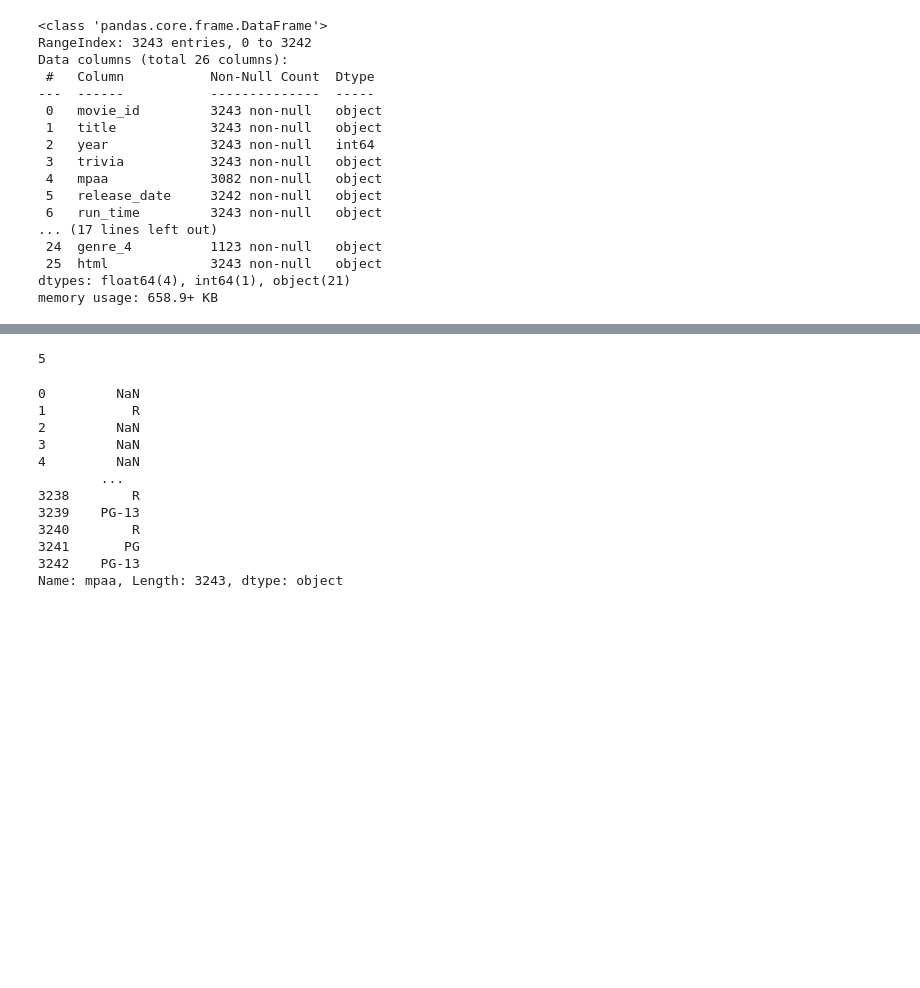
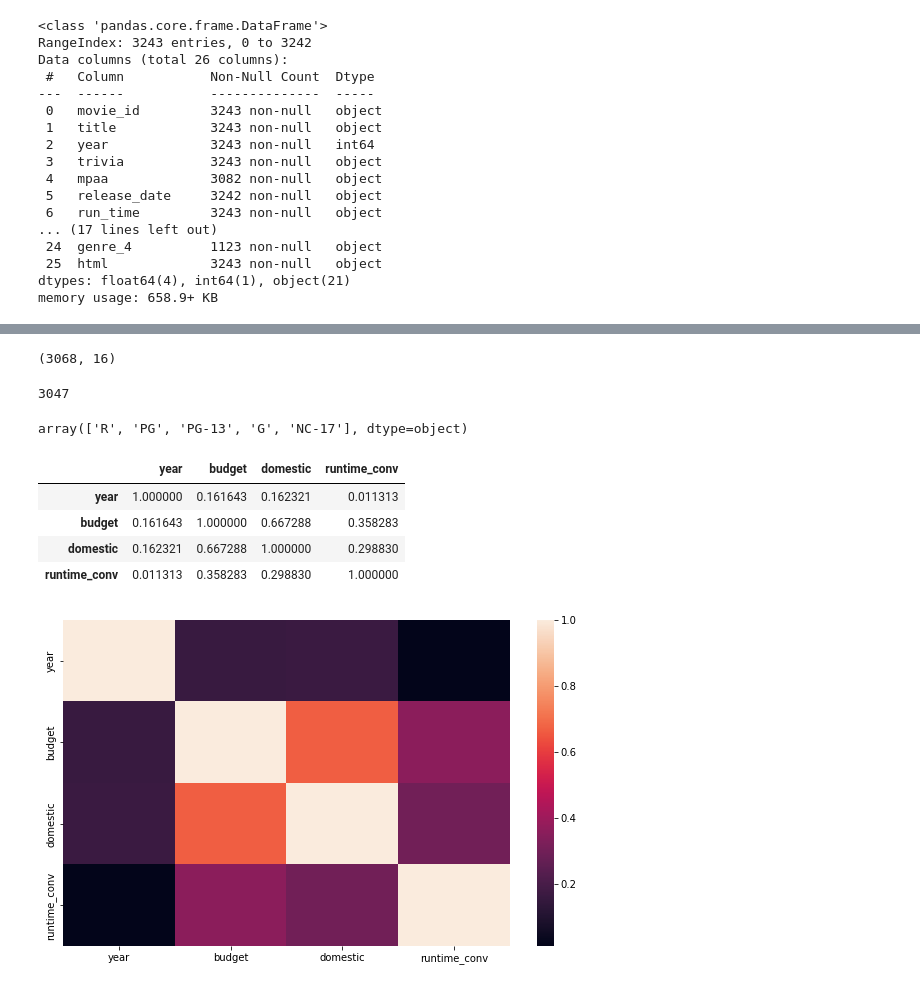
Before and after one commit to JaimeStarling/Project_Group_Five, a Jupyter notebook: Nasreen's Work/Data Exploration_Nasreen.ipynb, the cells around one changed output, grey strips where cells are left out. Cells and saved outputs as stored; diff of their text form; code cells hidden in the pictures; blank space fills up the shorter version.

```diff
--- a/Nasreen's Work/Data Exploration_Nasreen.ipynb
+++ b/Nasreen's Work/Data Exploration_Nasreen.ipynb
@@ -149,4 +208,8 @@ Name: mpaa, Length: 3243, dtype: bool
+# %%
+mojo_upd_df.shape
+# %% [output]
+(3068, 16)
 # %%
-mojo_upd_df.mpaa.nunique()
+mojo_upd_df['title'].nunique()
 # %% [output]
-5
+3047
@@ -153,15 +225,19 @@ mojo_upd_df.mpaa.nunique()
+# %%
+unique = mojo_upd_df['mpaa'].unique()
+unique
+# %% [output]
+array(['R', 'PG', 'PG-13', 'G', 'NC-17'], dtype=object)
 # %%
-mojo_upd_df.mpaa
+mojo_upd_df.corr()
 # %% [output]
-0         NaN
-1           R
-2         NaN
-3         NaN
-4         NaN
-        ...
-3238        R
-3239    PG-13
-3240        R
-3241       PG
-3242    PG-13
-Name: mpaa, Length: 3243, dtype: object
+|  | year | budget | domestic | runtime_conv |
+| year | 1.000000 | 0.161643 | 0.162321 | 0.011313 |
+| budget | 0.161643 | 1.000000 | 0.667288 | 0.358283 |
+| domestic | 0.162321 | 0.667288 | 1.000000 | 0.298830 |
+| runtime_conv | 0.011313 | 0.358283 | 0.298830 | 1.000000 |
+# %%
+plt.figure(figsize=(10,6))
+sns.heatmap(mojo_upd_df.corr())
+plt.show()
+# %% [output]
+[figure, added]
```
Also changed, not shown: parts of 37 cells of this notebook.
